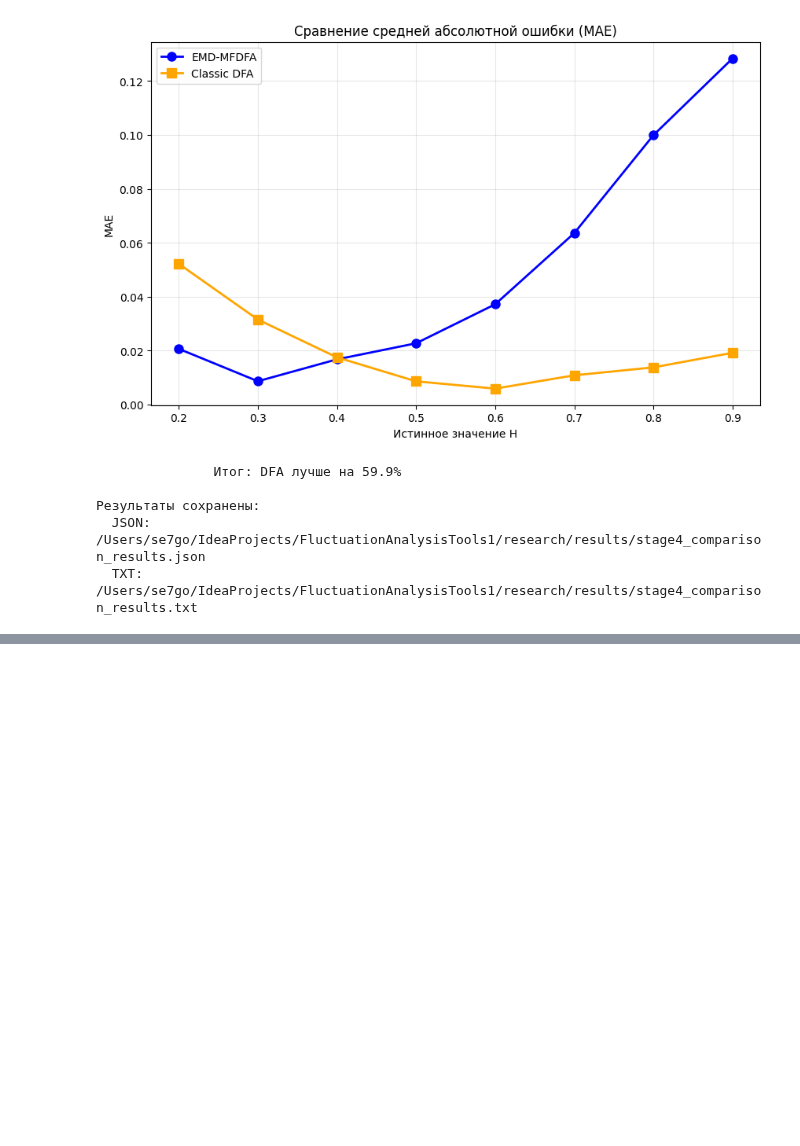
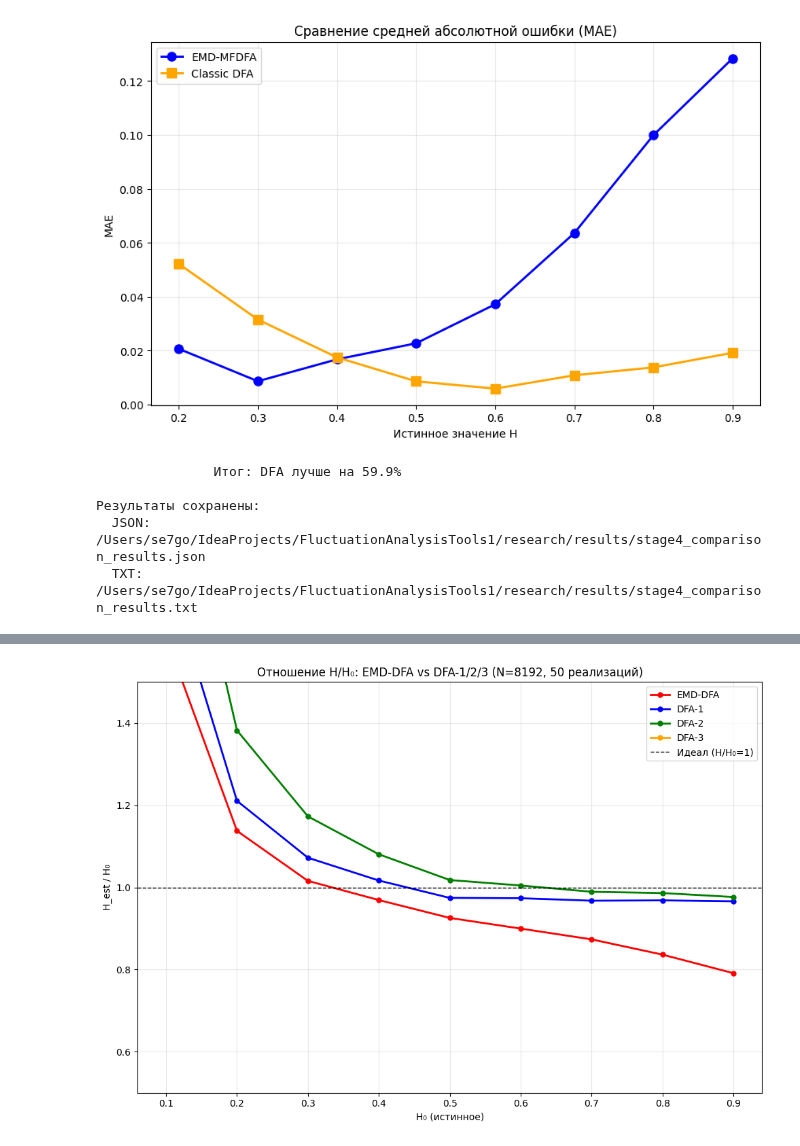
Before and after one commit to Digiratory/FluctuationAnalysisTools, a Jupyter notebook: research/emd_mfdfa_experiments.ipynb, the cells around one changed output, grey strips where cells are left out. Cells and saved outputs as stored; diff of their text form; code cells hidden in the pictures; blank space fills up the shorter version.

Commit message:
feat(emd_dfa): add emd dfa method & fixed pep 8 & add experiments from paper

```diff
--- a/research/emd_mfdfa_experiments.ipynb
+++ b/research/emd_mfdfa_experiments.ipynb
@@ -768,0 +931,82 @@ print(f"  TXT:  {txt_file}")
+# %%
+# Эксп. 5.3: Сравнение EMD-DFA vs DFA-1/2/3 — H/H₀ ratio
+
+N_FIG2 = 2**13
+H_RANGE_FIG2 = np.arange(0.1, 1.0, 0.1)
+N_REALIZATIONS_FIG2 = 50
+DFA_DEGREES = [1, 2, 3]
+
+print("=" * 70)
+print(f"Эксп. 5.3: H/H₀ — EMD-DFA vs DFA-1/2/3 (N={N_FIG2}, {N_REALIZATIONS_FIG2} реал.)")
+print("=" * 70)
+
+fig2_results = {"emd_dfa": {}}
+for deg in DFA_DEGREES:
+    fig2_results[f"dfa_{deg}"] = {}
+
+t_total = time.time()
+
+for H_true in H_RANGE_FIG2:
+    t0 = time.time()
+    emd_estimates = []
+    dfa_estimates = {deg: [] for deg in DFA_DEGREES}
+
+    for i in range(N_REALIZATIONS_FIG2):
+        np.random.seed(30000 + int(H_true * 1000) + i)
+        gen = create_kasdin_generator(h=H_true, length=N_FIG2, normalize=True)
+        signal = gen.get_full_sequence()
+
+        scales, F2_s = emd_dfa(signal)
+        if len(scales) >= 4:
+            h_est = np.polyfit(np.log(scales), np.log(np.sqrt(F2_s)), 1)[0]
+            emd_estimates.append(h_est)
+        else:
+            emd_estimates.append(np.nan)
+
+        for deg in DFA_DEGREES:
+            dfa_obj = DFA(signal, degree=deg)
+            h_dfa = dfa_obj.find_h()
+            dfa_estimates[deg].append(h_dfa)
+
+    arr = np.array(emd_estimates)
+    valid = arr[~np.isnan(arr)]
+    if len(valid) > 0:
+        fig2_results["emd_dfa"][H_true] = float(np.mean(valid))
+
+    for deg in DFA_DEGREES:
+        arr = np.array(dfa_estimates[deg])
+        valid = arr[~np.isnan(arr)]
+        if len(valid) > 0:
+            fig2_results[f"dfa_{deg}"][H_true] = float(np.mean(valid))
+
+    elapsed = time.time() - t0
+    emd_mean = fig2_results["emd_dfa"].get(H_true, float("nan"))
+    print(f"  H₀={H_true:.2f}: EMD-DFA={emd_mean:.4f}, "
+          f"DFA-1={fig2_results['dfa_1'].get(H_true, float('nan')):.4f}  [{elapsed:.1f}с]")
+
+print(f"\nОбщее время: {time.time() - t_total:.0f}с")
+
+# --- График H/H₀ (Fig 2) ---
+plt.figure(figsize=(10, 7))
+
+colors = {"emd_dfa": "red", "dfa_1": "blue", "dfa_2": "green", "dfa_3": "orange"}
+labels = {"emd_dfa": "EMD-DFA", "dfa_1": "DFA-1", "dfa_2": "DFA-2", "dfa_3": "DFA-3"}
+
+for method_key in ["emd_dfa"] + [f"dfa_{d}" for d in DFA_DEGREES]:
+    data = fig2_results[method_key]
+    h0_vals = sorted(data.keys())
+    ratios = [data[h0] / h0 for h0 in h0_vals]
+    plt.plot(h0_vals, ratios, "o-",
+             color=colors[method_key], label=labels[method_key],
+             linewidth=2, markersize=5)
+
+plt.axhline(y=1.0, color="black", linestyle="--", linewidth=1, label="Идеал (H/H₀=1)")
+plt.xlabel("H₀ (истинное)")
+plt.ylabel("H_est / H₀")
+plt.title(f"Отношение H/H₀: EMD-DFA vs DFA-1/2/3 (N={N_FIG2}, {N_REALIZATIONS_FIG2} реализаций)")
+plt.legend()
+plt.grid(True, alpha=0.3)
+plt.ylim(0.5, 1.5)
+plt.tight_layout()
+plt.show()
+# %% [output]
@@ -768,0 +1027 @@ print(f"  TXT:  {txt_file}")
+[figure, added]
```
Also changed, not shown: parts of 7 cells of this notebook, 1 other file.
